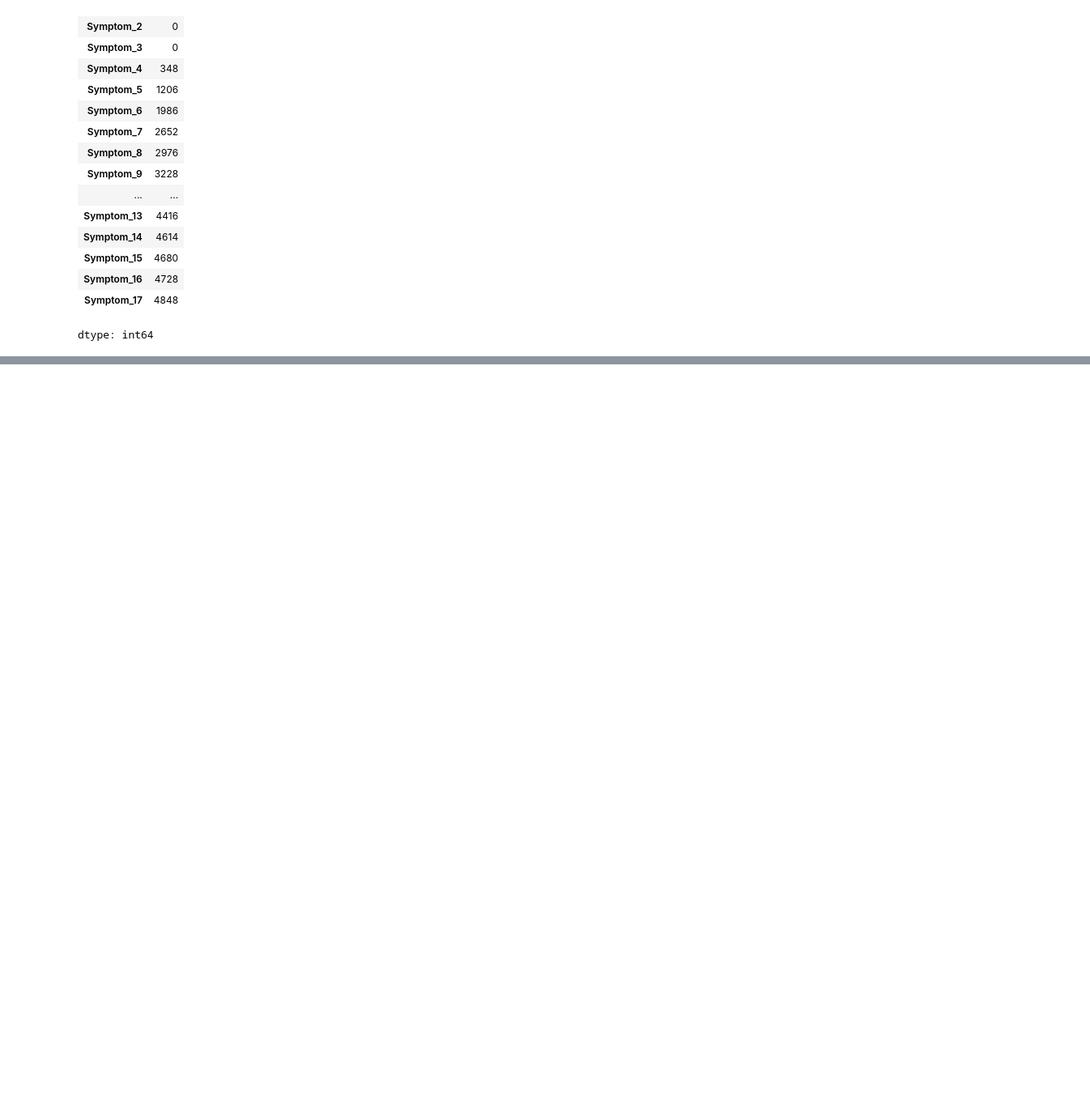
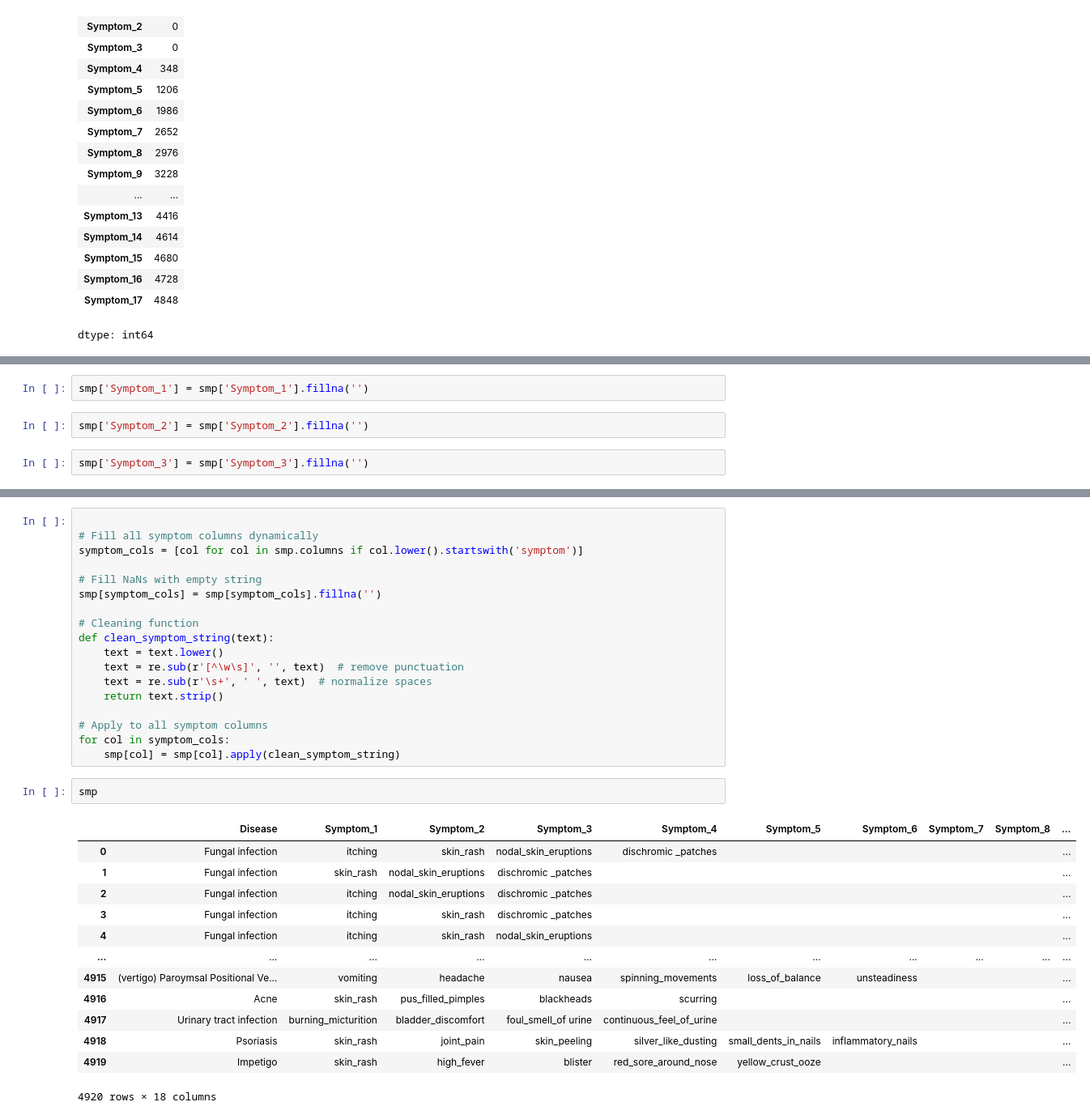
Before and after one commit to ravanalizade/AI-Doctor, a Jupyter notebook: symptom_checker.ipynb, the cells around one changed output, grey strips where cells are left out. Shown at 81% size. Saved outputs shown, nothing was run; the diff lists cells and outputs as text; blank space fills up the shorter version.

```diff
--- a/symptom_checker.ipynb
+++ b/symptom_checker.ipynb
@@ -45,0 +143,6 @@ dtype: int64
+# %%
+smp['Symptom_1'] = smp['Symptom_1'].fillna('')
+# %%
+smp['Symptom_2'] = smp['Symptom_2'].fillna('')
+# %%
+smp['Symptom_3'] = smp['Symptom_3'].fillna('')
@@ -45,0 +170,34 @@ dtype: int64
+# %%
+
+# Fill all symptom columns dynamically
+symptom_cols = [col for col in smp.columns if col.lower().startswith('symptom')]
+
+# Fill NaNs with empty string
+smp[symptom_cols] = smp[symptom_cols].fillna('')
+
+# Cleaning function
+def clean_symptom_string(text):
+    text = text.lower()
+    text = re.sub(r'[^\w\s]', '', text)  # remove punctuation
+    text = re.sub(r'\s+', ' ', text)  # normalize spaces
+    return text.strip()
+
+# Apply to all symptom columns
+for col in symptom_cols:
+    smp[col] = smp[col].apply(clean_symptom_string)
+# %%
+smp
+# %% [output]
+|  | Disease | Symptom_1 | Symptom_2 | Symptom_3 | Symptom_4 | Symptom_5 | Symptom_6 | Symptom_7 | Symptom_8 | ... |
+| 0 | Fungal infection | itching | skin_rash | nodal_skin_eruptions | dischromic _patches |  |  |  |  | ... |
+| 1 | Fungal infection | skin_rash | nodal_skin_eruptions | dischromic _patches |  |  |  |  |  | ... |
+| 2 | Fungal infection | itching | nodal_skin_eruptions | dischromic _patches |  |  |  |  |  | ... |
+| 3 | Fungal infection | itching | skin_rash | dischromic _patches |  |  |  |  |  | ... |
+| 4 | Fungal infection | itching | skin_rash | nodal_skin_eruptions |  |  |  |  |  | ... |
+| ... | ... | ... | ... | ... | ... | ... | ... | ... | ... | ... |
+| 4915 | (vertigo) Paroymsal Positional Ve... | vomiting | headache | nausea | spinning_movements | loss_of_balance | unsteadiness |  |  | ... |
+| 4916 | Acne | skin_rash | pus_filled_pimples | blackheads | scurring |  |  |  |  | ... |
+| 4917 | Urinary tract infection | burning_micturition | bladder_discomfort | foul_smell_of urine | continuous_feel_of_urine |  |  |  |  | ... |
+| 4918 | Psoriasis | skin_rash | joint_pain | skin_peeling | silver_like_dusting | small_dents_in_nails | inflammatory_nails |  |  | ... |
+| 4919 | Impetigo | skin_rash | high_fever | blister | red_sore_around_nose | yellow_crust_ooze |  |  |  | ... |
+4920 rows × 18 columns
```
Also changed, not shown: parts of 11 cells of this notebook.
